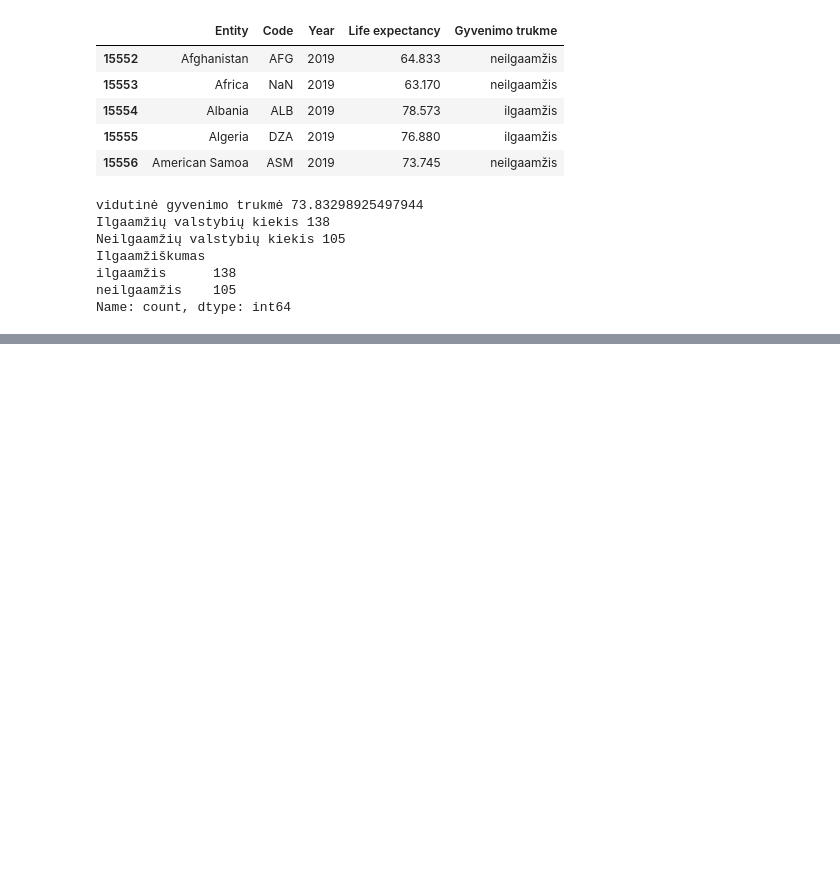
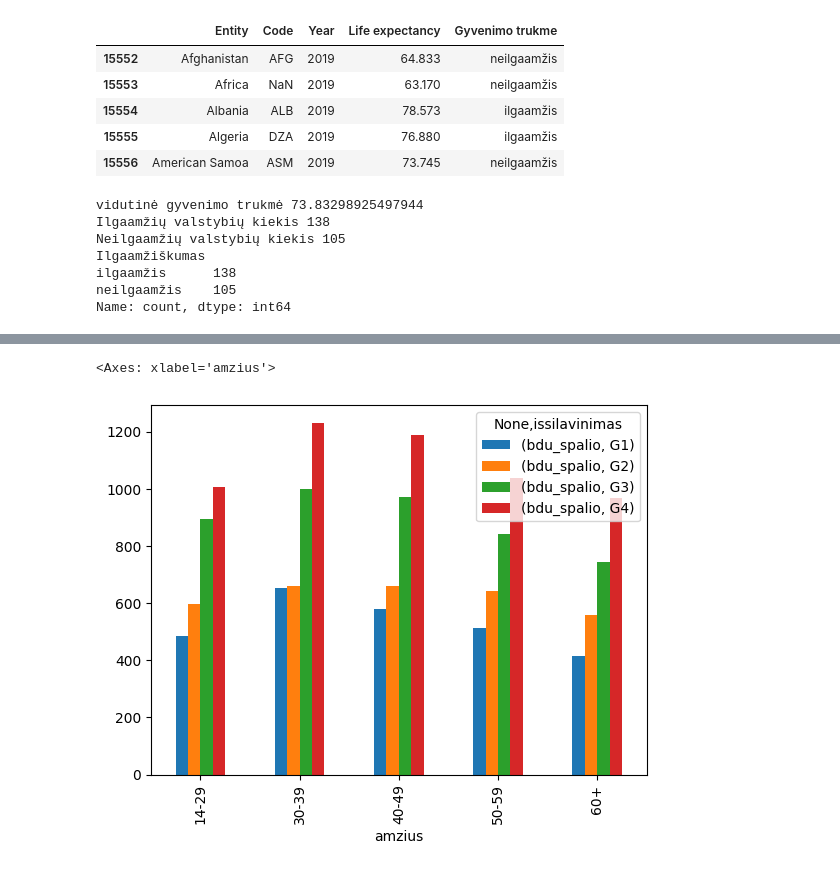
Before and after one commit to EmveeLT/JupyterNotebooks, a Jupyter notebook: Pandas2.ipynb, the cells around one changed output, grey strips where cells are left out. Cells and saved outputs as stored; diff of their text form; code cells hidden in the pictures; blank space fills up the shorter version.

```diff
--- a/Pandas2.ipynb
+++ b/Pandas2.ipynb
@@ -915,0 +1388,8 @@ Name: count, dtype: int64
+# %%
+# sugrupavimasPagalMoteris = du18.query("lytis =='F")
+dugr= du18.query('lytis=="F"').groupby(by=['amzius', 'issilavinimas'])
+dugr.groups.keys()
+dugr.mean(numeric_only=True).unstack().plot(kind='bar')
+# %% [output]
+<Axes: xlabel='amzius'>
+[figure, added]
```
Also changed, not shown: parts of 48 cells of this notebook, 3 other files.
